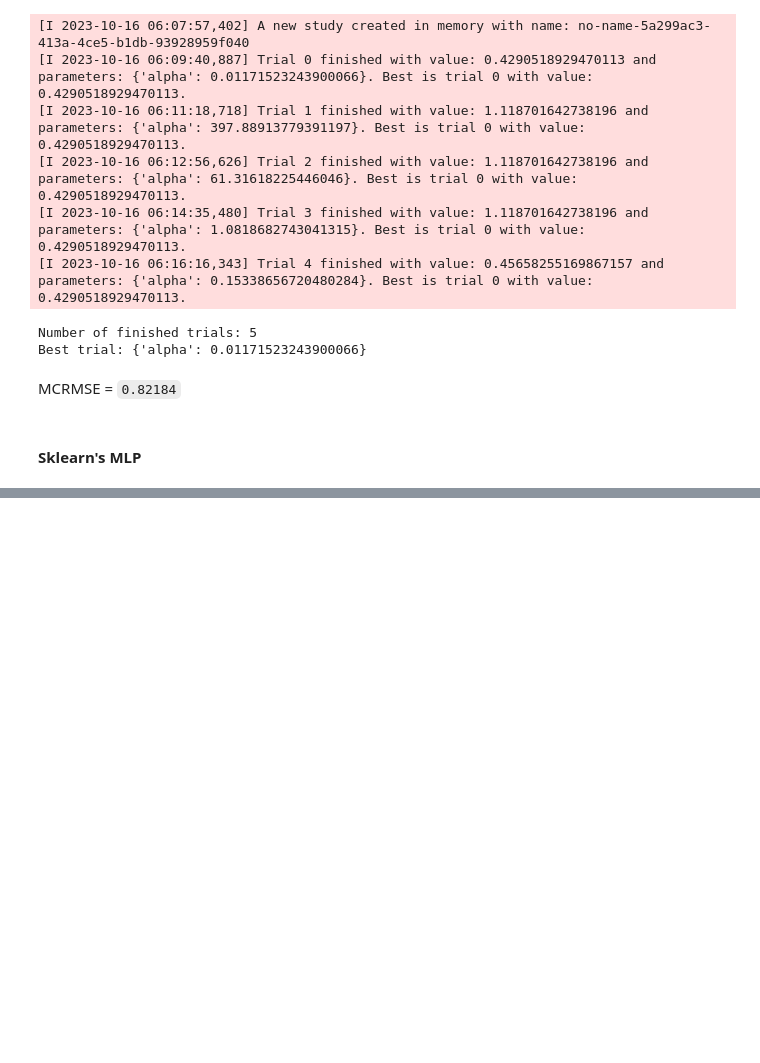
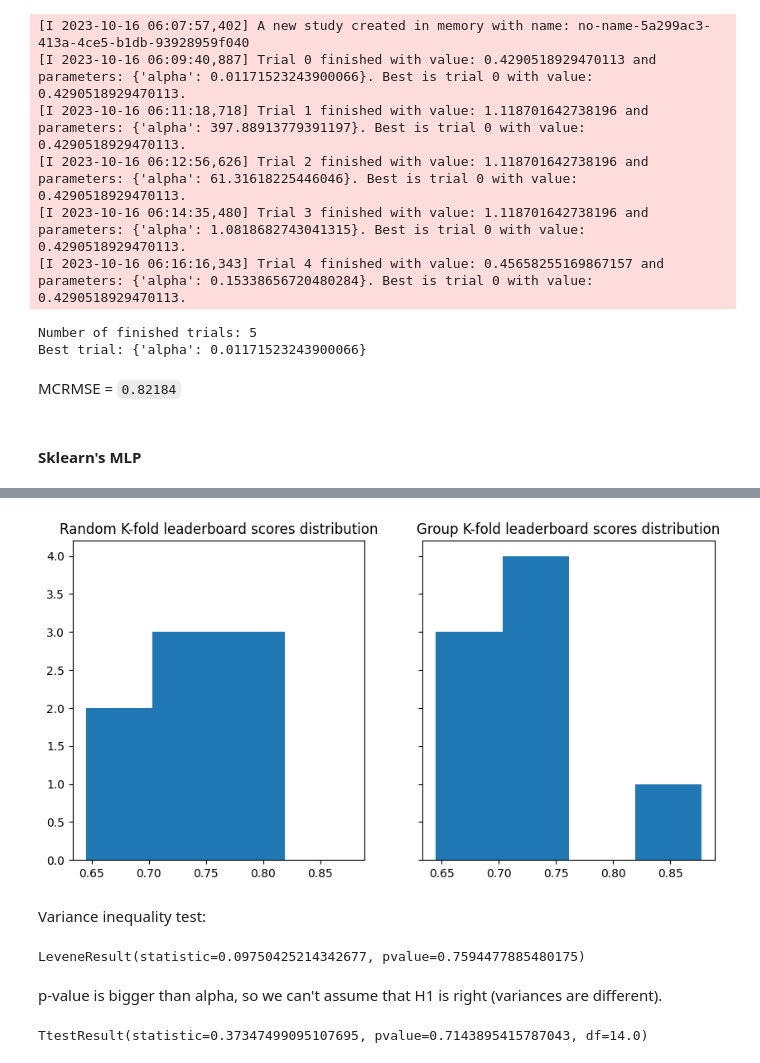
Before and after one commit to PrometheusUA/iasa_nlp_course, a Jupyter notebook: Lecture_3/homework/validation-ht.ipynb, the cells around one changed output, grey strips where cells are left out. Cells and saved outputs as stored; diff of their text form; code cells hidden in the pictures; blank space fills up the shorter version.

```diff
--- a/Lecture_3/homework/validation-ht.ipynb
+++ b/Lecture_3/homework/validation-ht.ipynb
@@ -1125,0 +1268,27 @@ plt.show()
+# %%
+fig, axs = plt.subplots(1, 2, figsize=(10, 5), sharey=True)
+
+global_min = min(fold_private_leaderboards + fold_public_leaderboards + group_private_leaderboards + group_public_leaderboards)
+global_max = max(fold_private_leaderboards + fold_public_leaderboards + group_private_leaderboards + group_public_leaderboards)
+
+axs[0].hist(fold_private_leaderboards + fold_public_leaderboards, bins=4, range=[global_min, global_max])
+axs[1].hist(group_private_leaderboards + group_public_leaderboards, bins=4, range=[global_min, global_max])
+
+axs[0].set_title("Random K-fold leaderboard scores distribution")
+axs[1].set_title("Group K-fold leaderboard scores distribution")
+
+plt.show()
+# %% [output]
+[figure, added]
+# %% [markdown]
+Variance inequality test:
+# %%
+levene(fold_private_leaderboards + fold_public_leaderboards, group_private_leaderboards + group_public_leaderboards)
+# %% [output]
+LeveneResult(statistic=0.09750425214342677, pvalue=0.7594477885480175)
+# %% [markdown]
+p-value is bigger than alpha, so we can't assume that H1 is right (variances are different).
+# %%
+ttest_ind(a=fold_private_leaderboards + fold_public_leaderboards, b=group_private_leaderboards + group_public_leaderboards, equal_var=True)
+# %% [output]
+TtestResult(statistic=0.37347499095107695, pvalue=0.7143895415787043, df=14.0)
```
Also changed, not shown: parts of 36 cells of this notebook, 2 other files.
